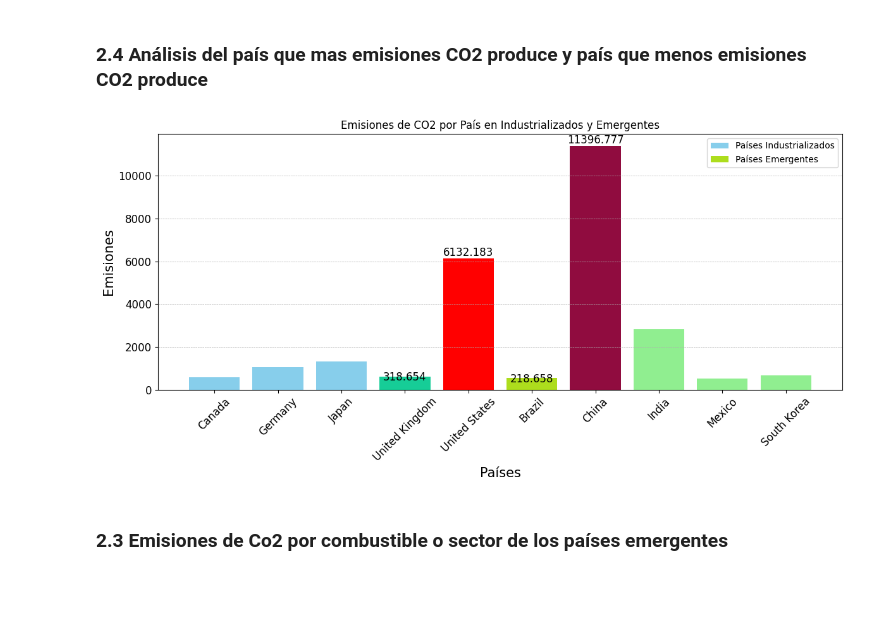
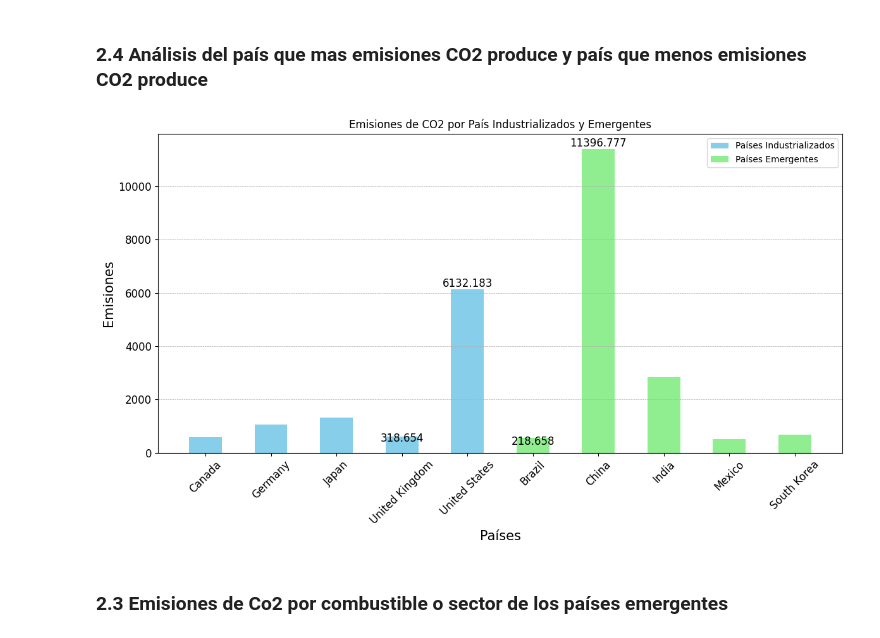
Before and after one commit to ramxv/proyecto-mod1-sic, a Jupyter notebook: main.ipynb, the cells around one changed output. Cells and saved outputs as stored; diff of their text form; code cells hidden in the pictures; blank space fills up the shorter version.

```diff
--- a/main.ipynb
+++ b/main.ipynb
@@ -123,7 +123,10 @@ data = data[(data['country'] == 'United States') | (data['country'] == 'Canada')
 # Las categorias co2, methane, methane_per_capita, nitrous_oxide, nitrous_oxide_per_capita deben mantenerse
 # aunque tengan valores vacios
 
+
 data_columns = data.columns
-data = data.dropna(how='any', axis=1)       # Eliminamos las categorias con valores nulos
+# data = data.dropna(how='any', axis=1)       # Eliminamos las categorias con valores nulos
+data = data.loc[:,(-data.isnull().any()) | (data.columns.isin(['methane'])) | (data.columns.isin(['methane_per_capita'])) |
+                    (data.columns.isin(['nitrous_oxide'])) | (data.columns.isin(['nitrous_oxide_per_capita']))]
 data_columns_new = data.columns
 data.to_csv(ruta_derivada + '\data-1990-country_of_interest.csv', index=False)
@@ -271,38 +272,36 @@ plt.show()
 # %%
 pais_max_emisiones_ind = data_ind.loc[data_ind['co2'].idxmax()]
 pais_min_emisiones_ind = data_ind.loc[data_ind['co2'].idxmin()]
 
 pais_max_emisiones_em = data_em.loc[data_em['co2'].idxmax()]
 pais_min_emisiones_em = data_em.loc[data_em['co2'].idxmin()]
 
-# Asignar colores a las barras según las emisiones de cada país
-colors_df1 = ['red' if country == pais_max_emisiones_ind['country'] else '#16CD97' if country == pais_min_emisiones_ind['country'] else 'skyblue' for country in data_ind['country']]
-colors_df2 = ['#900C3F' if country == pais_max_emisiones_em['country'] else '#ADDD1D' if country == pais_min_emisiones_em['country'] else 'lightgreen' for country in data_em['country']]
+colors_df1 = ['red' if country == pais_max_emisiones_ind['country'] else 'green' if country == pais_min_emisiones_ind['country'] else 'skyblue' for country in data_ind['country']]
+colors_df2 = ['red' if country == pais_max_emisiones_em['country'] else 'green' if country == pais_min_emisiones_em['country'] else 'lightgreen' for country in data_em['country']]
 
-# Crear un gráfico de barras para ambos DataFrames
-plt.figure(figsize=(12, 6))
-
-plt.bar(data_ind['country'], data_ind['co2'], color=colors_df1, label='Países Industrializados')
-plt.bar(data_em['country'], data_em['co2'], color=colors_df2, label='Países Emergentes')
+plt.figure(figsize=(12,7))
+bar_width = 0.50
+plt.bar(data_ind['country'], data_ind['co2'], color='skyblue', width=bar_width, label='Países Industrializados')
+plt.bar(data_em['country'], data_em['co2'], color='lightgreen', width=bar_width, label='Países Emergentes')
 
 plt.xlabel('Países',fontsize=size_title)
 plt.ylabel('Emisiones',fontsize=size_title)
-plt.title('Emisiones de CO2 por País en Industrializados y Emergentes')
+plt.title('Emisiones de CO2 por Países Industrializados y Emergentes')
 plt.legend()
 
 plt.text(pais_max_emisiones_ind['country'], pais_max_emisiones_ind['co2'], str(pais_max_emisiones_ind['co2']), ha='center', va='bottom', color='black', fontsize=size_graph_text)
 plt.text(pais_min_emisiones_ind['country'], pais_min_emisiones_ind['co2'], str(pais_min_emisiones_ind['co2']), ha='center', va='bottom', color='black', fontsize=size_graph_text)
 plt.text(pais_max_emisiones_em['country'], pais_max_emisiones_em['co2'], str(pais_max_emisiones_em['co2']), ha='center', va='bottom', color='black', fontsize=size_graph_text)
 plt.text(pais_min_emisiones_em['country'], pais_min_emisiones_em['co2'], str(pais_min_emisiones_em['co2']), ha='center', va='bottom', color='black', fontsize=size_graph_text)
 
 plt.xticks(rotation=45,fontsize = size_subtitle)
 plt.yticks(fontsize = size_subtitle)
 plt.grid(axis='y', linestyle='--', linewidth=0.5)
 plt.tight_layout()
 
 plt.show()
 # %% [output]
-[figure, old version]
+[figure, new version]
 # %% [markdown]
 ### **2.3 Emisiones de Co2 por combustible o sector de los países emergentes**
 # %%
```
Also changed, not shown: parts of 3 cells of this notebook, 4 other files.
